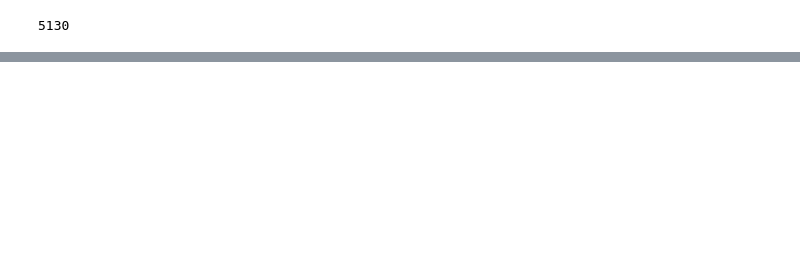
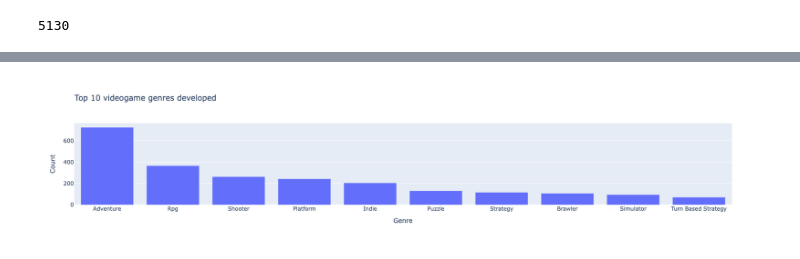
Before and after one commit to oglezsan/project1-vganalysis, a Jupyter notebook: notebooks/vganalysis.ipynb, the cells around one changed output, grey strips where cells are left out. Cells and saved outputs as stored; diff of their text form; code cells hidden in the pictures; blank space fills up the shorter version.

```diff
--- a/notebooks/vganalysis.ipynb
+++ b/notebooks/vganalysis.ipynb
@@ -279,0 +307,6 @@ We can see 2017 was a prolific year in terms of player engagement, with titles l
+# %%
+df["genres"] = df["genres"].str.replace("[","")
+df["genres"] = df["genres"].str.replace("]","")
+df["genres"] = df["genres"].str.replace("'","")
+df["genres"] = df["genres"].str.replace('"',"")
+df["genres"].head()
@@ -279,0 +320,4 @@ We can see 2017 was a prolific year in terms of player engagement, with titles l
+# %%
+#Using the method get_dummies to get a binary df, that indicates with a 1 if the genre is present.genres = df["genres"].str.get_dummies(",")
+genres = df["genres"].str.get_dummies(",")
+genres
@@ -279,0 +338,4 @@ We can see 2017 was a prolific year in terms of player engagement, with titles l
+# %%
+#Now I sum the values and sort them by descending
+games_genre = genres.sum().sort_values(ascending = False)
+games_genre.head(10)
@@ -279,0 +354,16 @@ We can see 2017 was a prolific year in terms of player engagement, with titles l
+# %%
+#I encounter a problem with duplicated genres, I will do this process to create a uniform format so there is not duplicated values and their counts are combined:
+# Converting the series to a df
+games_genre_df = games_genre.reset_index()
+games_genre_df.columns = ["Genre", "Count"]  # Renombrar las columnas
+
+# Applying strip for genre uniformity
+games_genre_df["Genre"] = games_genre_df["Genre"].str.strip().str.title()
+
+# Group by genre and sum on values
+games_genre_unique = games_genre_df.groupby("Genre")["Count"].sum().reset_index()
+
+# Sorting desc
+games_genre_unique = games_genre_unique.sort_values(by="Count", ascending=False)
+
+games_genre_unique.head(10)
@@ -279,0 +382,7 @@ We can see 2017 was a prolific year in terms of player engagement, with titles l
+# %%
+#creating a plot, selecting the top10
+top_10_genres = games_genre_unique.nlargest(10, "Count")
+fig = px.bar(top_10_genres, x="Genre", y="Count", orientation='v', title='Top 10 videogame genres developed')
+fig.show()
+# %% [output]
+[figure, added]
```
Also changed, not shown: parts of 13 cells of this notebook, 1 other file.
